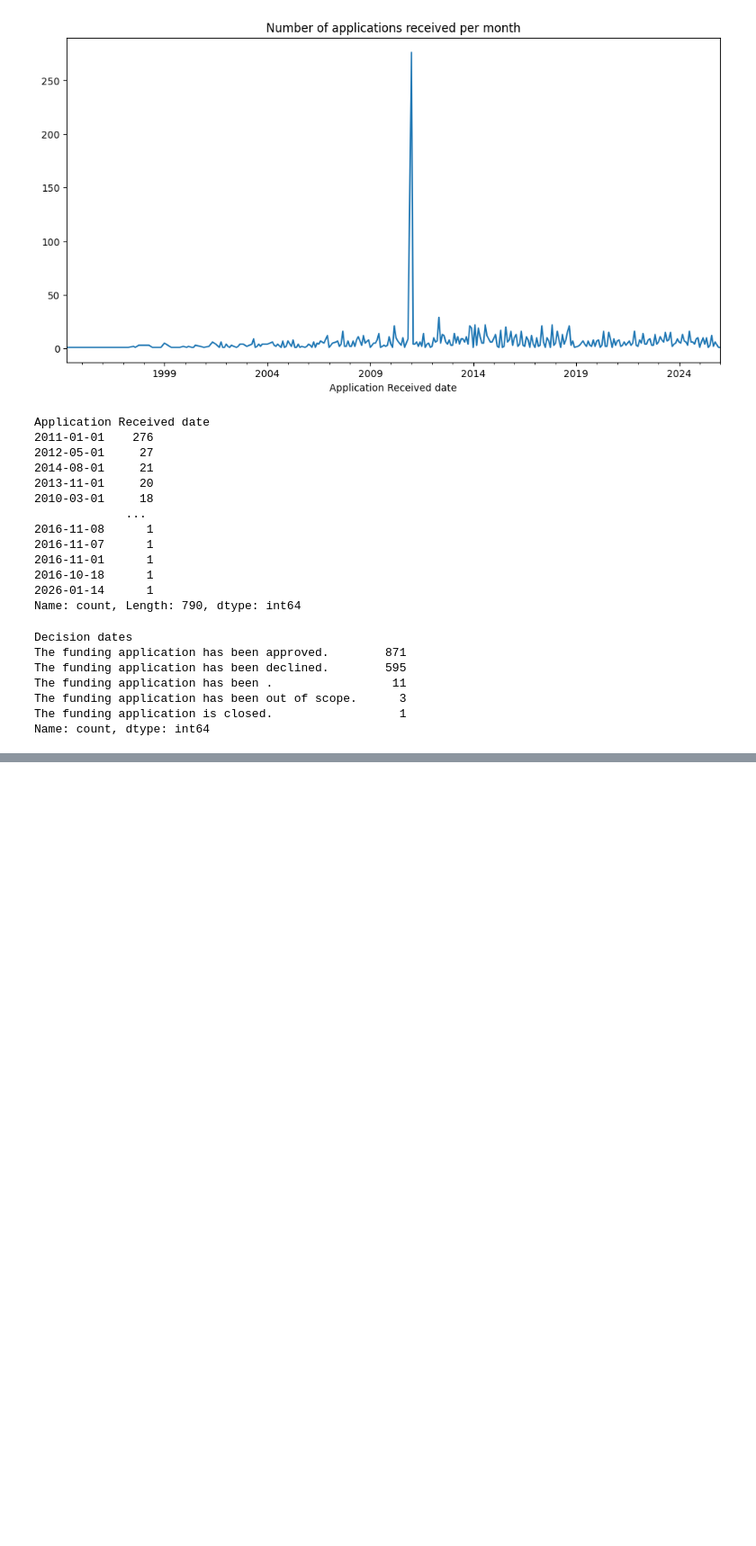
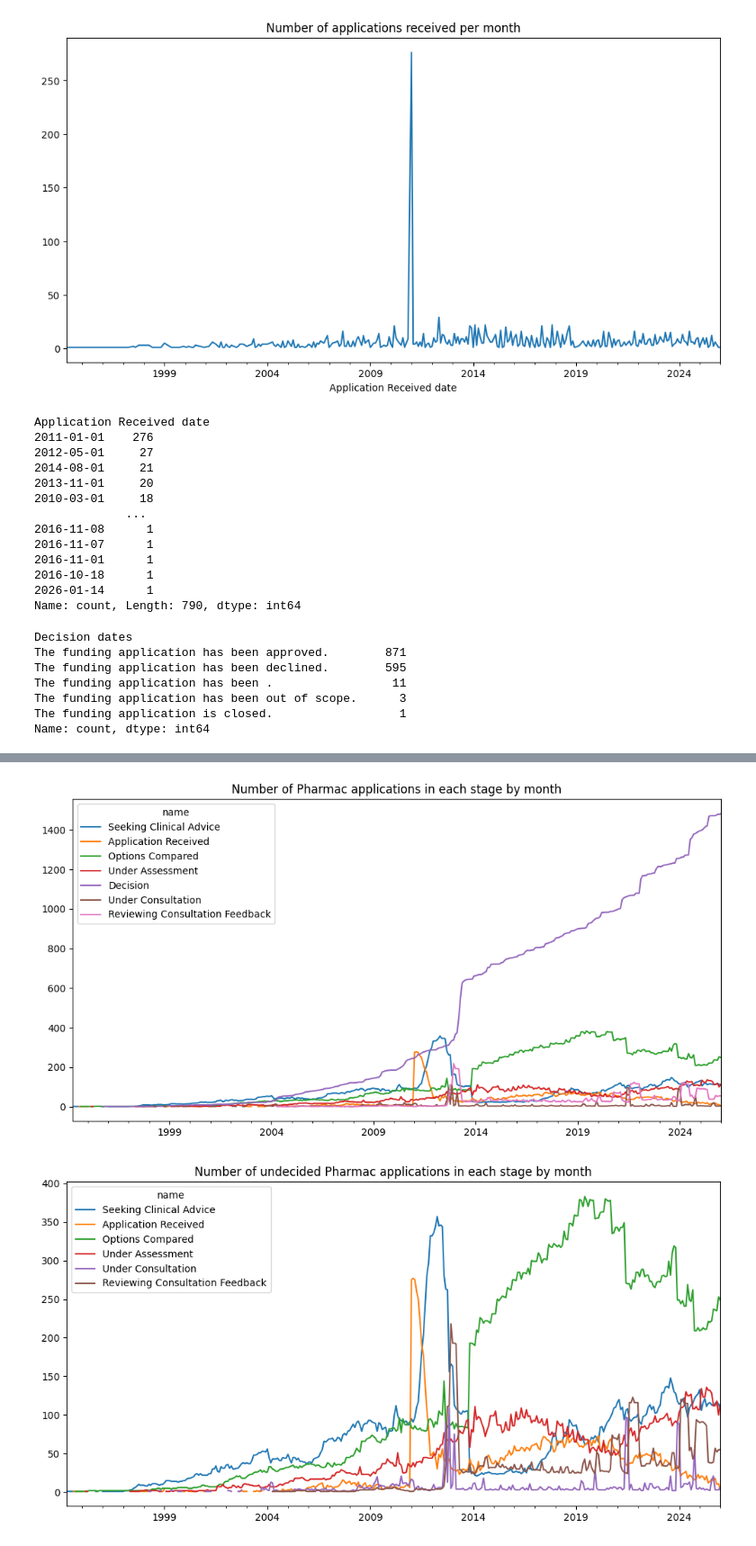
Before and after one commit to UoA-eResearch/pharmac, a Jupyter notebook: join_data.ipynb, the cells around one changed output, grey strips where cells are left out. Shown at 90% size. Saved outputs shown, nothing was run; the diff lists cells and outputs as text; code cells hidden in the pictures; blank space fills up the shorter version.

Commit message:
Some plots of stage breakdown by month, and some more stats on days in each stage

```diff
--- a/join_data.ipynb
+++ b/join_data.ipynb
@@ -33,3 +33,7 @@ events
 | 4 | <p>Pharmac is consulting on a pro... | 4 | Under Consultation | False | [{'Summary': {'s': None, 'fs': No... | Oct 2024 | False | True |
 | 5 | <p>Following the consultation pro... | 5 | Reviewing Consultation Feedback | False | [{'Summary': {'s': None, 'fs': No... | Nov 2024 | False | True |
 | 6 | <p>We refer to our decisions abou... | 6 | Decision | True | [{'Summary': {'s': None, 'fs': No... | Jun 2025 | False | True |
+# %%
+days_until_each_stage = pd.to_datetime(events.set_index("name").dateString.dropna(), errors="coerce").diff().dropna()
+days_until_each_stage.index = "Days until " + days_until_each_stage.index
+days_until_each_stage
@@ -60,9 +73,13 @@ for i, row in tqdm(df.iterrows(), total=len(df)):
     start = pd.to_datetime(events.events.iloc[0][0]["e"]["Event_Date__c"])
     end = pd.to_datetime(events.events.iloc[-1][0]["e"]["Event_Date__c"])
     delta = end - start
+    row = row.to_dict()
     row["Application Received date"] = start
     row["Last Update date"] = end
     row["Days elapsed between application and last update"] = delta.days
+    days_until_each_stage = pd.to_datetime(events.set_index("name").dateString.dropna(), errors="coerce", format="%b %Y").diff().dropna()
+    days_until_each_stage.index = "Days until " + days_until_each_stage.index
+    row.update(days_until_each_stage)
     for stage in events.events:
         stage_events = []
         for event in stage:
@@ -238,3 +211,11 @@ The funding application has been .                 11
 The funding application has been out of scope.      3
 The funding application is closed.                  1
 Name: count, dtype: int64
+# %%
+all_events = []
+for i, row in tqdm(df.iterrows(), total=len(df)):
+    events = pd.read_json(f"applications/{row.Id}.json").dropna()
+    events["id"] = row.Id
+    all_events.append(events)
+events = pd.concat(all_events)
+events
@@ -240,0 +236,4 @@ Name: count, dtype: int64
+# %%
+events.date = pd.to_datetime(events.dateString, errors="coerce")
+events.month = events.date.dt.to_period("M")
+events.month
@@ -240,0 +253,21 @@ Name: count, dtype: int64
+# %%
+by_month = []
+changing_by_month = []
+for month in pd.date_range(events.date.min(), events.date.max(), freq="M"):
+    counts = events[events.month <= month.to_period("M")].groupby("id").last().name.value_counts()
+    by_month.append(counts)
+    counts = events[events.month == month.to_period("M")].groupby("id").last().name.value_counts()
+    changing_by_month.append(counts)
+by_month = pd.DataFrame(by_month, index=pd.date_range(events.date.min(), events.date.max(), freq="M").to_period("M"))
+by_month.plot(figsize=(12, 6), title="Number of Pharmac applications in each stage by month")
+by_month.drop(columns="Decision").plot(figsize=(12, 6), title="Number of undecided Pharmac applications in each stage by month")
+ax = by_month.drop(columns="Decision").plot.bar(stacked=True, figsize=(12, 6), title="Number of applications in each stage by month")
+import matplotlib.dates as mdates
+ax.xaxis.set_major_locator(mdates.AutoDateLocator())
+
+changing_by_month = pd.DataFrame(changing_by_month, index=pd.date_range(events.date.min(), events.date.max(), freq="M").to_period("M"))
+ax = changing_by_month.plot.bar(stacked=True, figsize=(12, 6), title="Number of Pharmac applications changing to each stage by month")
+ax.xaxis.set_major_locator(mdates.AutoDateLocator())
+# %% [output]
+[figure, added]
+[figure, added]
```
Also changed, not shown: parts of 12 cells of this notebook, 1 other file.
